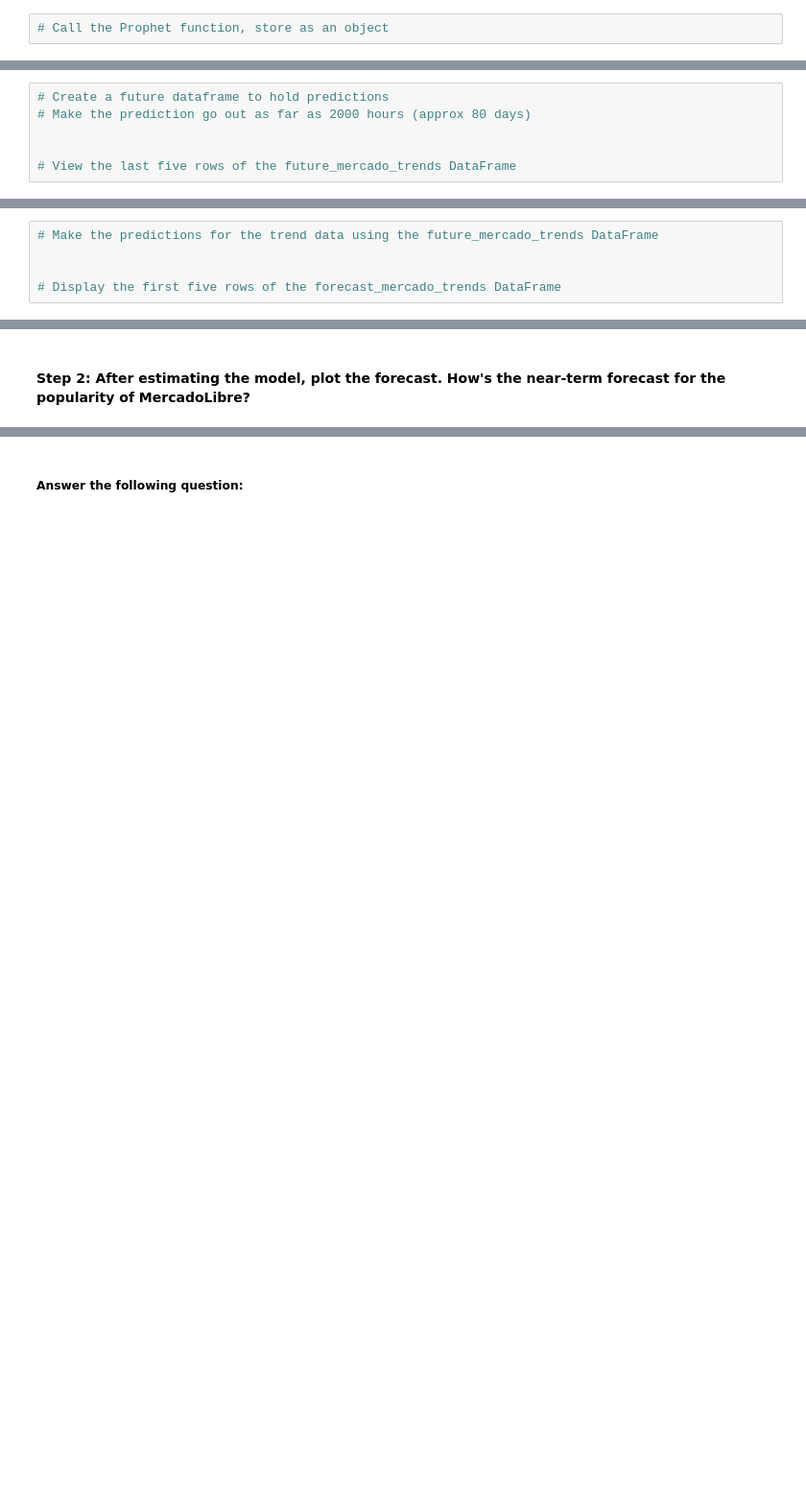
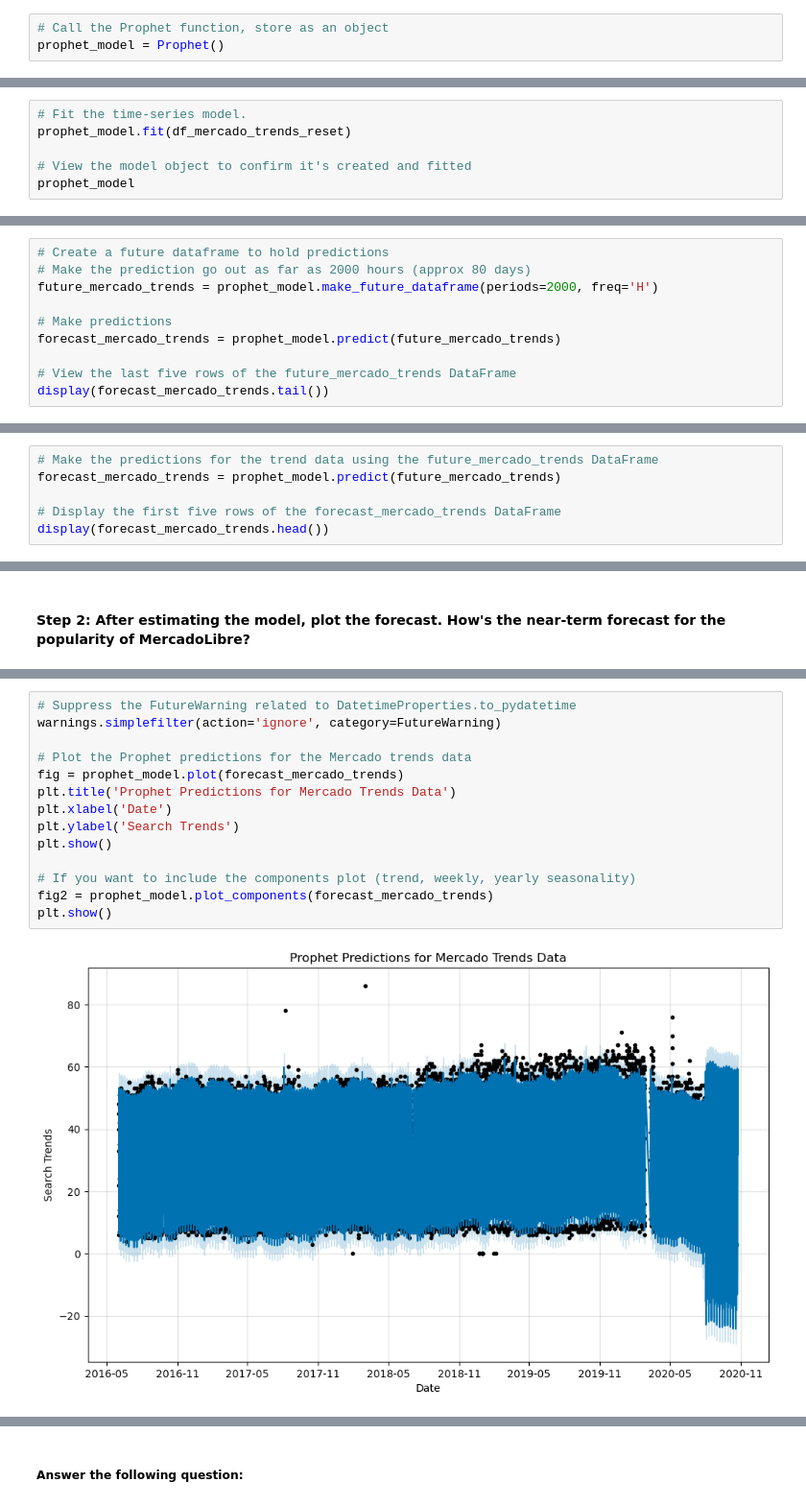
Before and after one commit to OliverTabib/prophet-challenge, a Jupyter notebook: forecasting_net_prophet.ipynb, the cells around one changed output, grey strips where cells are left out. Shown at 96% size. Saved outputs shown, nothing was run; the diff lists cells and outputs as text; blank space fills up the shorter version.

```diff
--- a/forecasting_net_prophet.ipynb
+++ b/forecasting_net_prophet.ipynb
@@ -394,2 +500,3 @@ Now, you need to produce a time series model that analyzes and forecasts pattern
 # %%
 # Call the Prophet function, store as an object
+prophet_model = Prophet()
@@ -397,0 +503,6 @@ Now, you need to produce a time series model that analyzes and forecasts pattern
+# %%
+# Fit the time-series model.
+prophet_model.fit(df_mercado_trends_reset)
+
+# View the model object to confirm it's created and fitted
+prophet_model
@@ -398,6 +513,10 @@ Now, you need to produce a time series model that analyzes and forecasts pattern
 # %%
 # Create a future dataframe to hold predictions
 # Make the prediction go out as far as 2000 hours (approx 80 days)
+future_mercado_trends = prophet_model.make_future_dataframe(periods=2000, freq='H')
 
+# Make predictions
+forecast_mercado_trends = prophet_model.predict(future_mercado_trends)
 
 # View the last five rows of the future_mercado_trends DataFrame
+display(forecast_mercado_trends.tail())
@@ -404,5 +531,6 @@ Now, you need to produce a time series model that analyzes and forecasts pattern
 # %%
 # Make the predictions for the trend data using the future_mercado_trends DataFrame
-
+forecast_mercado_trends = prophet_model.predict(future_mercado_trends)
 
 # Display the first five rows of the forecast_mercado_trends DataFrame
+display(forecast_mercado_trends.head())
@@ -412,0 +547,16 @@ Now, you need to produce a time series model that analyzes and forecasts pattern
+# %%
+# Suppress the FutureWarning related to DatetimeProperties.to_pydatetime
+warnings.simplefilter(action='ignore', category=FutureWarning)
+
+# Plot the Prophet predictions for the Mercado trends data
+fig = prophet_model.plot(forecast_mercado_trends)
+plt.title('Prophet Predictions for Mercado Trends Data')
+plt.xlabel('Date')
+plt.ylabel('Search Trends')
+plt.show()
+
+# If you want to include the components plot (trend, weekly, yearly seasonality)
+fig2 = prophet_model.plot_components(forecast_mercado_trends)
+plt.show()
+# %% [output]
+[figure, added]
```
Also changed, not shown: parts of 32 cells of this notebook.
